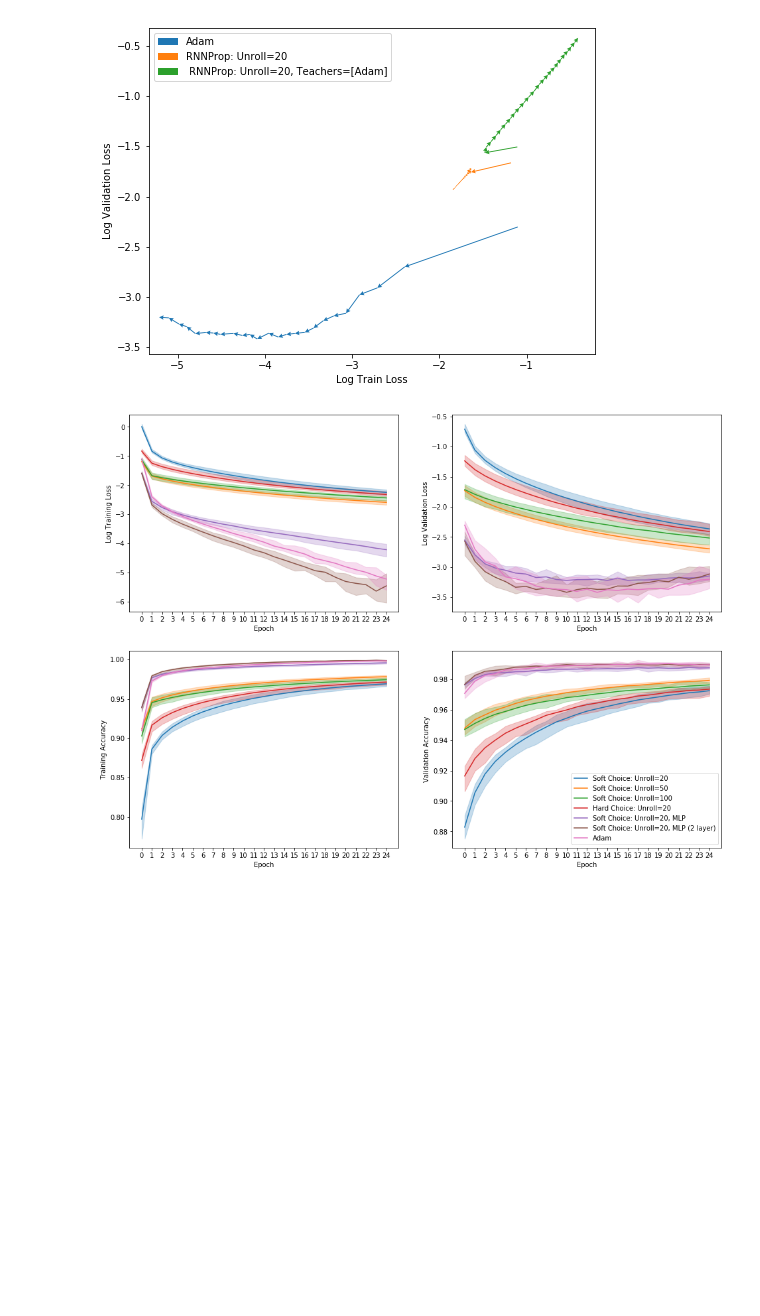
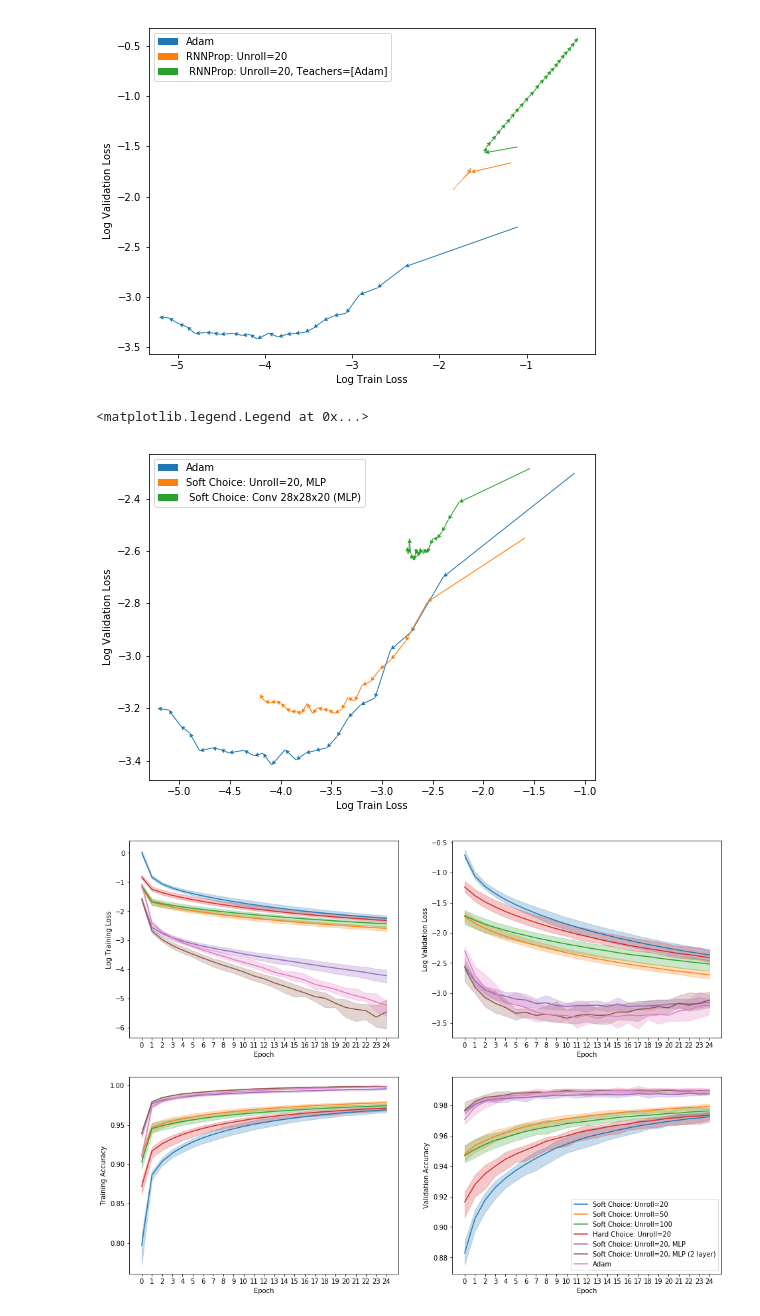
Before and after one commit to thetianshuhuang/l2o, a Jupyter notebook: Untitled.ipynb, the cells around one changed output. Drawn from its saved outputs; the diff is of its cells as text; code cells hidden in the pictures; blank space fills up the shorter version.

```diff
--- a/Untitled.ipynb
+++ b/Untitled.ipynb
@@ -38,6 +38,15 @@ axs.legend()
 # %% [output]
 <matplotlib.legend.Legend at 0x...>
 [figure]
+# %%
+fig, axs = plt.subplots(1, 1, figsize=(8, 6))
+plot.plot_phase(["adam", "choice_mlp", "choice_dbg"], axs, loss=True)
+axs.legend()
+# axs.set_xlim(-6, -2.5)
+# axs.set_ylim(-3.5, -2.5)
+# %% [output]
+<matplotlib.legend.Legend at 0x...>
+[figure, added]
 # %%
 fig, axs = plt.subplots(2, 2, figsize=(16, 12))
 plot.plot_stats(["choice_20", "choice_50", "choice_100", "choice_hard", "choice_mlp", "choice_mlp_deeper", "adam"], axs)
```
Also changed, not shown: 5 other files.
